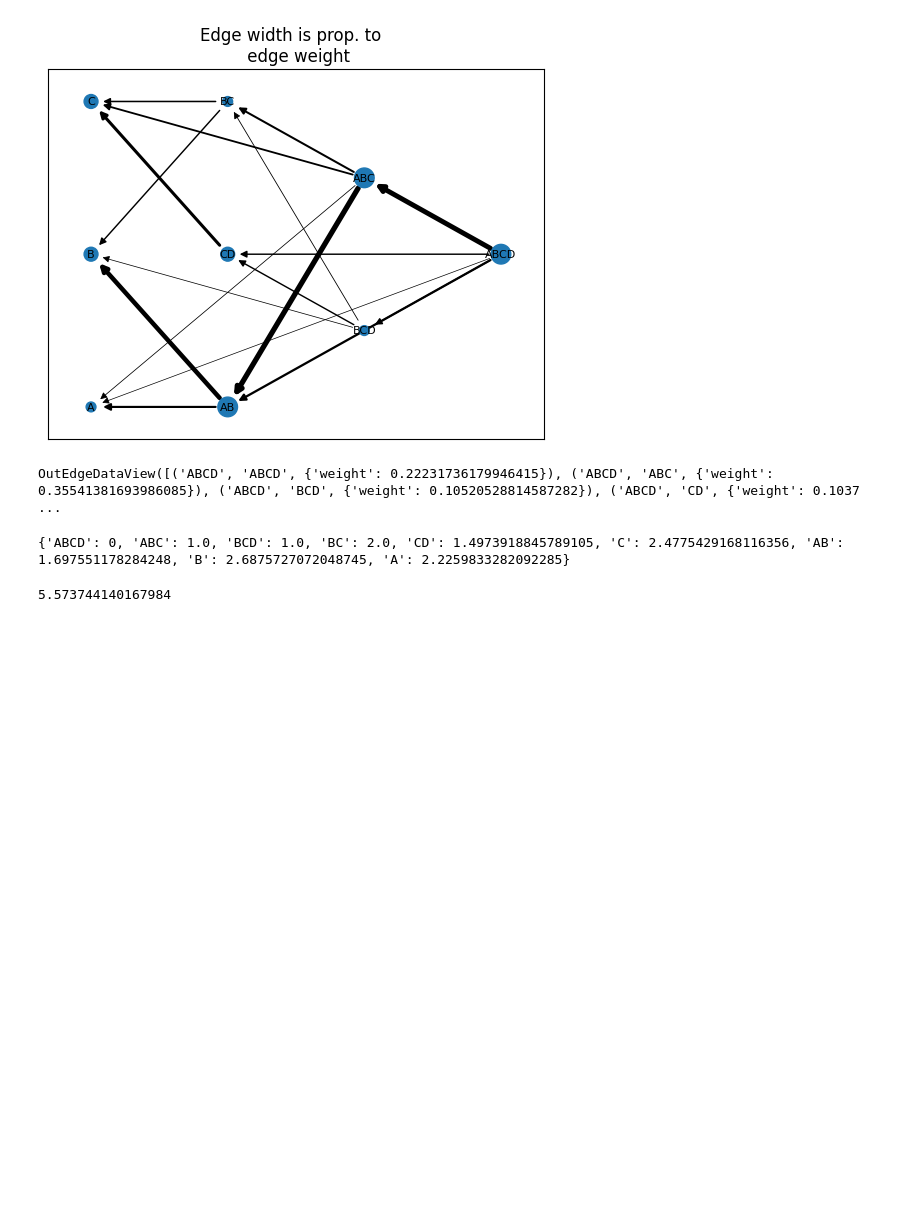
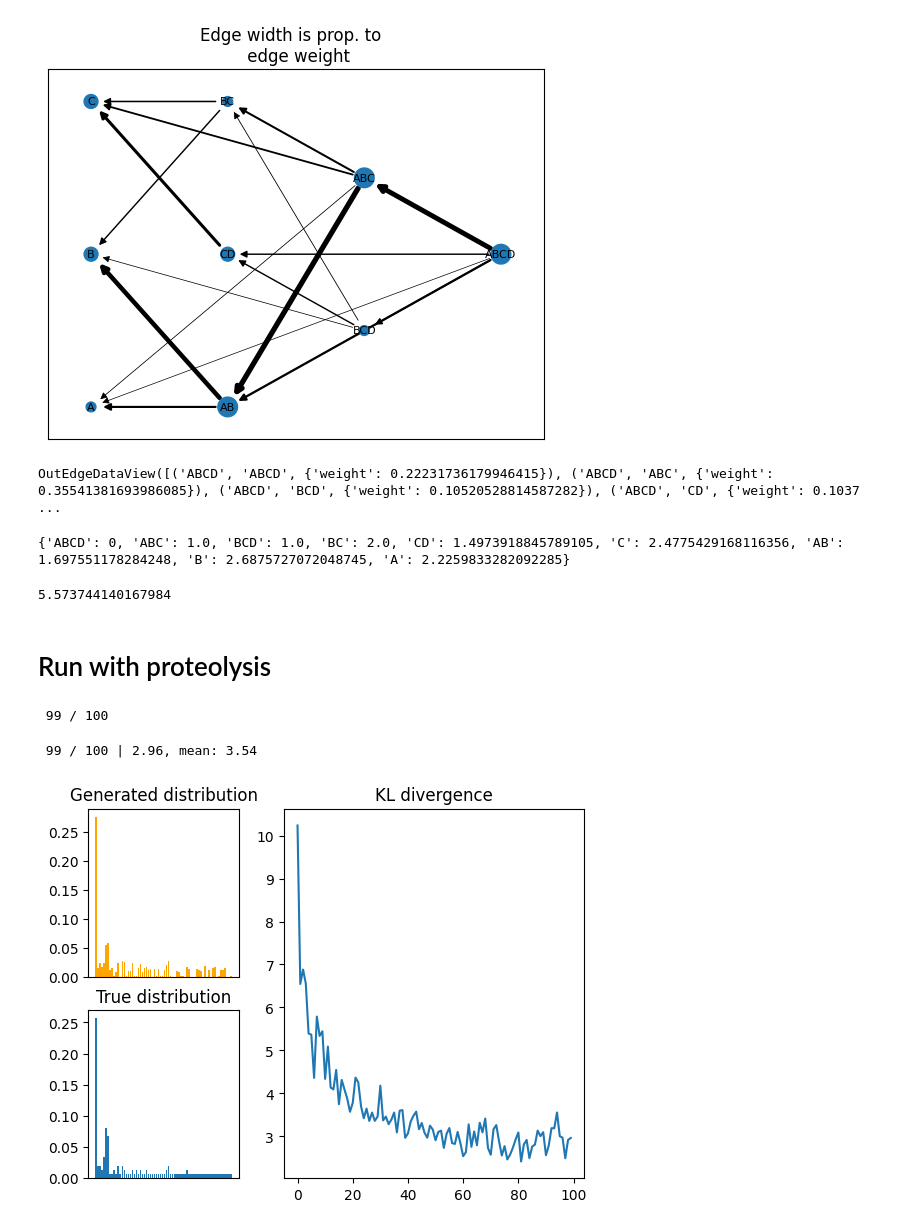
Before and after one commit to ErikHartman/disassembly, a Jupyter notebook: src/weight_estimation_new_method.ipynb, the cells around one changed output. Saved outputs shown, nothing was run; the diff lists cells and outputs as text; code cells hidden in the pictures; blank space fills up the shorter version.

```diff
--- a/src/weight_estimation_new_method.ipynb
+++ b/src/weight_estimation_new_method.ipynb
@@ -195,3 +195,63 @@ get_disassembly(P, disassembly_indexes)
 # %% [output]
 {'ABCD': 0, 'ABC': 1.0, 'BCD': 1.0, 'BC': 2.0, 'CD': 1.4973918845789105, 'C': 2.4775429168116356, 'AB': 1.697551178284248, 'B': 2.6875727072048745, 'A': 2.2259833282092285}
 5.573744140167984
+# %% [markdown]
+# Run with proteolysis
+# %%
+hbb = "MVHLTPEEKSAVTALWGKVNVDEVGGEALGRLLVVYPWTQRFFESFGDLSTPDAVMGNPKKAHGKKVLGAFSDGLAHLDNLKGTFATLSELHCDKLHVDPENFRLLGNVLVCVLAHHFGKEFTPPVQAAYQKVVAGVANALAHKYH"
+from disassembly.simulate_proteolysis import simulate_proteolysis, enzyme_set, enzyme
+
+enzymes = enzyme_set(
+    [
+        enzyme({"K": 1}, "protease_iv"),
+        enzyme({"K": 0.5, "R": 0.5}, "trypsin"),
+        enzyme({"V": 0.5, "I": 0.25, "A": 0.15, "T": 0.1}, "elne"),
+    ],
+    [1, 1, 1],  # activities
+    [1, 1, 1],  # abundances
+)
+
+
+P, sequence_graph = simulate_proteolysis(
+    hbb,
+    n_start=100,
+    n_iterations=100,
+    endo_or_exo_probability=[0.5, 0.5],
+    enzymes=enzymes,
+)
+# %% [output]
+ 99 / 100
+# %%
+import matplotlib.pyplot as plt
+import numpy as np
+from disassembly.esimate_weights import estimate_weights
+
+G, kls, generated, weights = estimate_weights(P, lr=0.0005, n_iterations=100)
+
+fig, axs = plt.subplot_mosaic(
+    [["generated", "kl"], ["true", "kl"]], width_ratios=[1, 2]
+)
+
+generated_sum = {k: 0 for k in generated[0].keys()}
+
+for p_generated in [
+    generated[i]
+    for i in range(
+        len(generated.keys()) - int(len(generated.keys()) / 10), len(generated.keys())
+    )
+]:
+    for k, v in p_generated.items():
+        generated_sum[k] += v / 100
+
+axs["true"].bar(P.keys(), [v/sum(P.values()) for v in P.values()])
+axs["generated"].bar(generated_sum.keys(), [v/sum(generated_sum.values()) for v in generated_sum.values()], color="orange")
+axs["kl"].plot(kls)
+axs["true"].set_title("True distribution")
+axs["generated"].set_title(f"Generated distribution")
+axs["kl"].set_title("KL divergence")
+axs["true"].set_xticks([])
+axs["generated"].set_xticks([])
+plt.show()
+# %% [output]
+ 99 / 100 | 2.96, mean: 3.54
+[figure, added]
```
Also changed, not shown: parts of 5 cells of this notebook, 4 other files.
